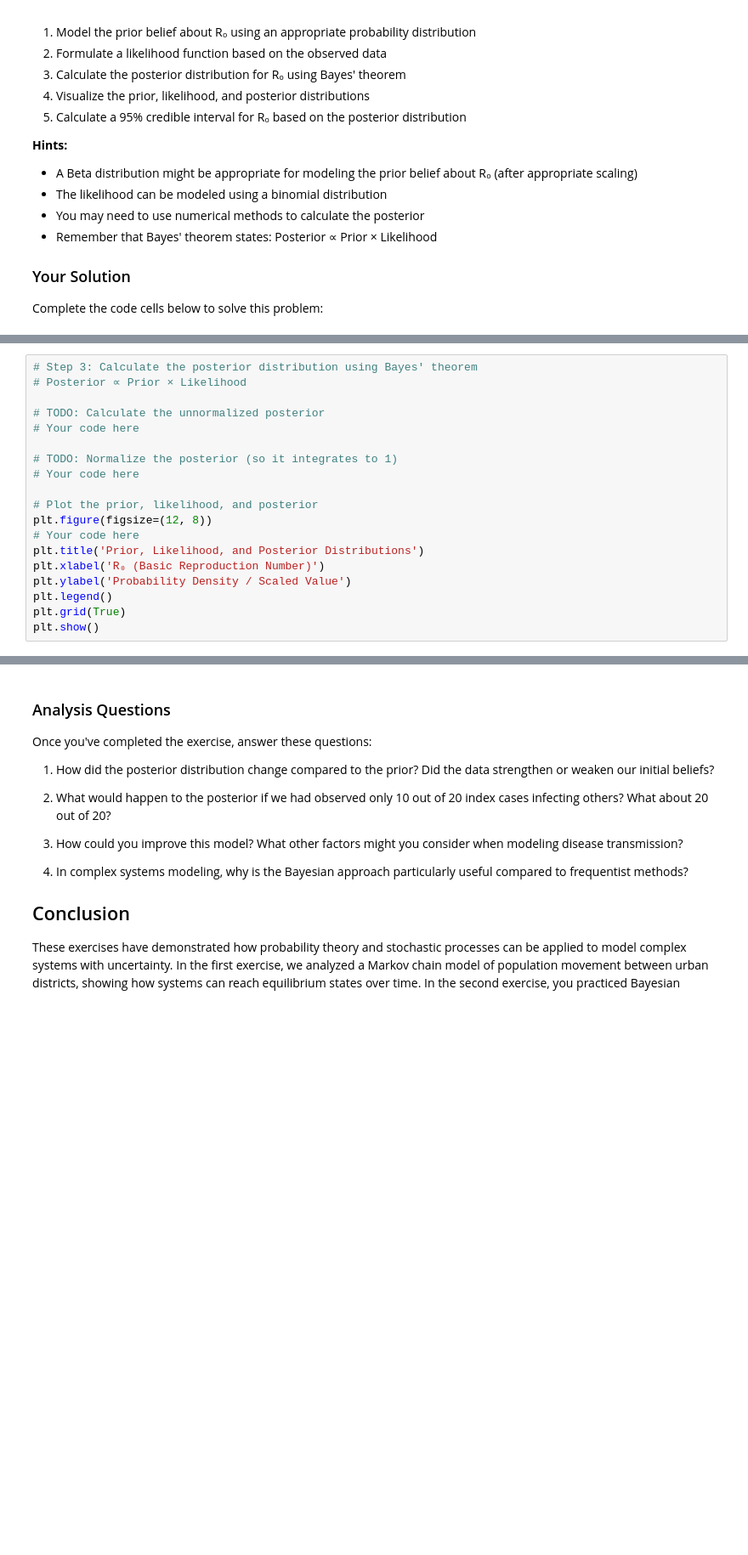
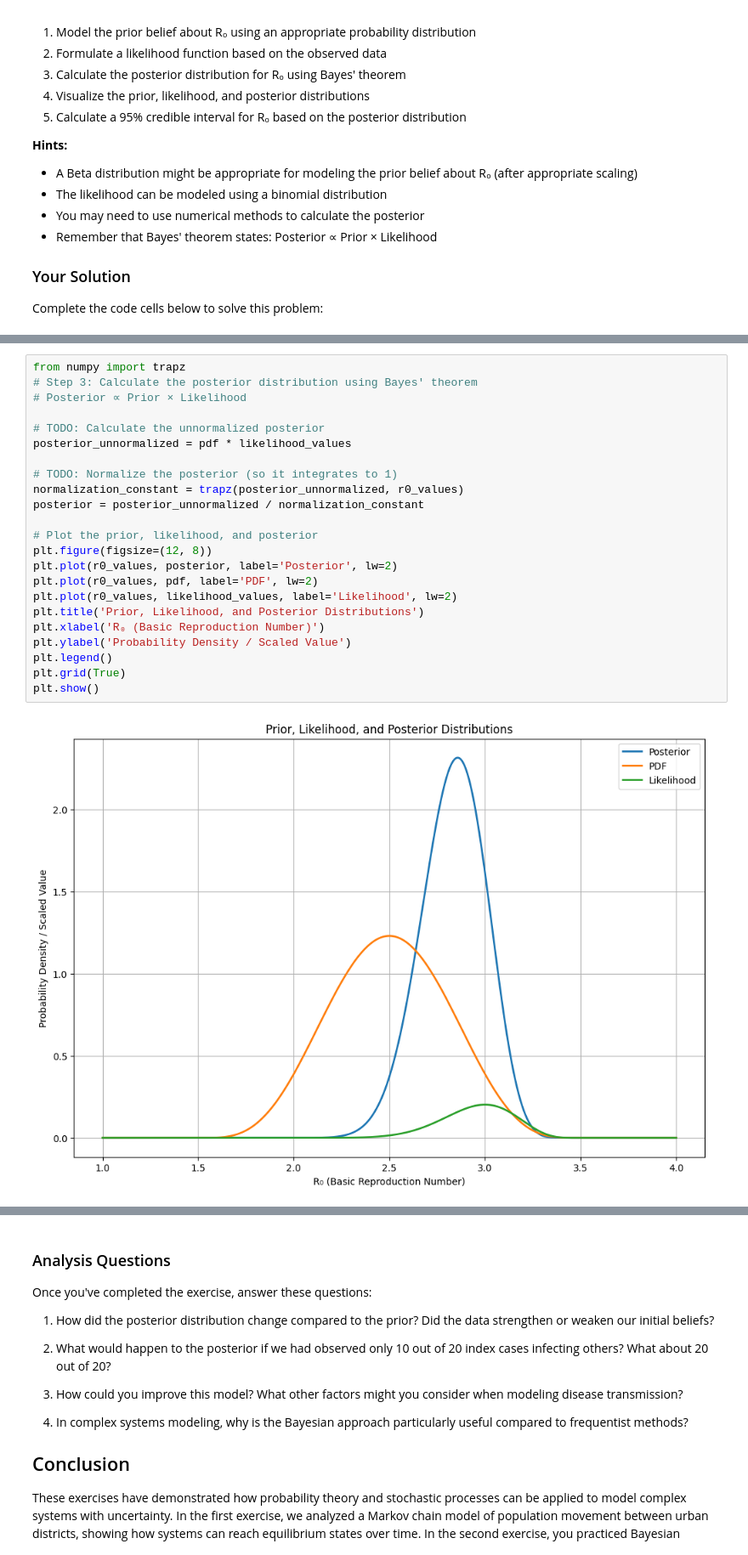
Before and after one commit to SearchingAlpha/mathematical-modelling-and-computer-science, a Jupyter notebook: 2_Mathematical_prerequisites/2.3. Probability Theory.ipynb, the cells around one changed output, grey strips where cells are left out. Shown: that part at 85% size. Saved outputs shown, nothing was run; the diff lists cells and outputs as text; blank space fills up the shorter version.

```diff
--- a/2_Mathematical_prerequisites/2.3. Probability Theory.ipynb
+++ b/2_Mathematical_prerequisites/2.3. Probability Theory.ipynb
@@ -249,22 +306,28 @@ plt.show()
 # %%
+from numpy import trapz
 # Step 3: Calculate the posterior distribution using Bayes' theorem
 # Posterior ∝ Prior × Likelihood
 
 # TODO: Calculate the unnormalized posterior
-# Your code here
+posterior_unnormalized = pdf * likelihood_values
 
 # TODO: Normalize the posterior (so it integrates to 1)
-# Your code here
+normalization_constant = trapz(posterior_unnormalized, r0_values)
+posterior = posterior_unnormalized / normalization_constant
 
 # Plot the prior, likelihood, and posterior
 plt.figure(figsize=(12, 8))
-# Your code here
+plt.plot(r0_values, posterior, label='Posterior', lw=2)
+plt.plot(r0_values, pdf, label='PDF', lw=2)
+plt.plot(r0_values, likelihood_values, label='Likelihood', lw=2)
 plt.title('Prior, Likelihood, and Posterior Distributions')
 plt.xlabel('R₀ (Basic Reproduction Number)')
 plt.ylabel('Probability Density / Scaled Value')
 plt.legend()
 plt.grid(True)
 plt.show()
+# %% [output]
+[figure, added]
 # %%
 # Step 4: Calculate summary statistics from the posterior
 
```
Also changed, not shown: parts of 7 cells of this notebook.
